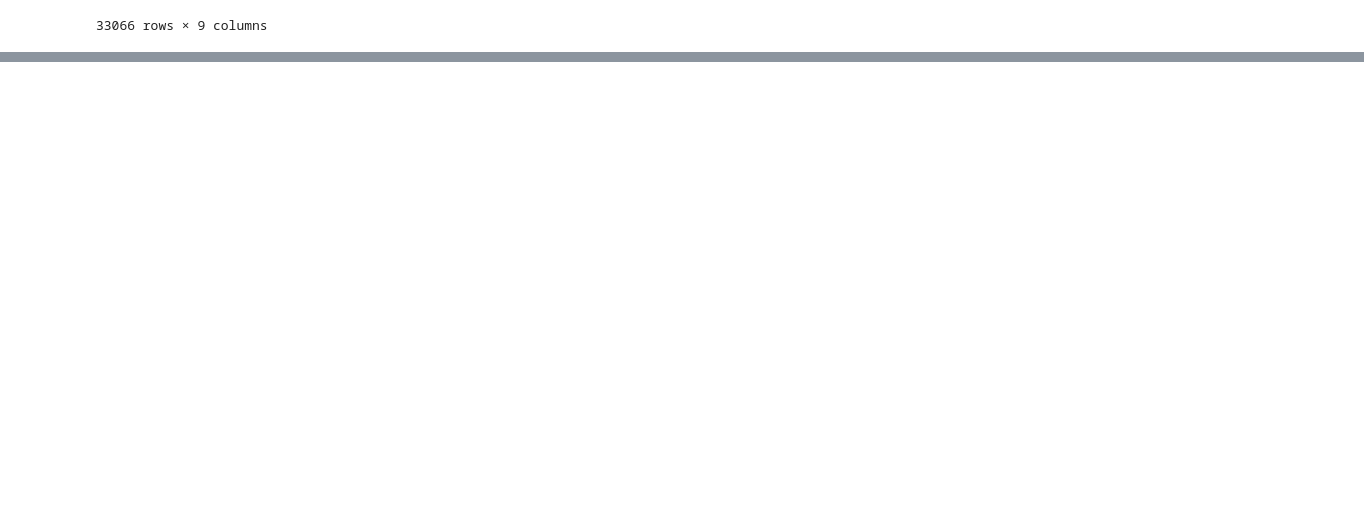
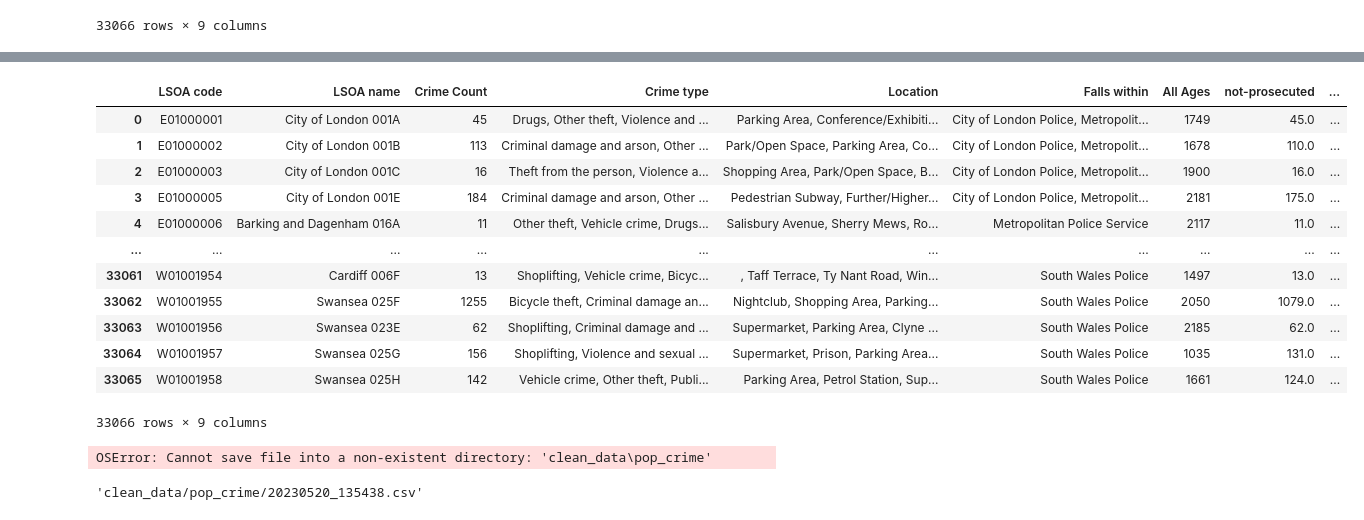
Before and after one commit to saquibmohiuddin/cubed-workshop, a Jupyter notebook: cleaning_eda.ipynb, the cells around one changed output, grey strips where cells are left out. Cells and saved outputs as stored; diff of their text form; code cells hidden in the pictures; blank space fills up the shorter version.

Commit message:
cleaned datafile written with function

```diff
--- a/cleaning_eda.ipynb
+++ b/cleaning_eda.ipynb
@@ -291,0 +299,16 @@ pop_crime_location_df
+# %%
+pop_crime_location_df
+# %% [output]
+|  | LSOA code | LSOA name | Crime Count | Crime type | Location | Falls within | All Ages | not-prosecuted | ... |
+| 0 | E01000001 | City of London 001A | 45 | Drugs, Other theft, Violence and ... | Parking Area, Conference/Exhibiti... | City of London Police, Metropolit... | 1749 | 45.0 | ... |
+| 1 | E01000002 | City of London 001B | 113 | Criminal damage and arson, Other ... | Park/Open Space, Parking Area, Co... | City of London Police, Metropolit... | 1678 | 110.0 | ... |
+| 2 | E01000003 | City of London 001C | 16 | Theft from the person, Violence a... | Shopping Area, Park/Open Space, B... | City of London Police, Metropolit... | 1900 | 16.0 | ... |
+| 3 | E01000005 | City of London 001E | 184 | Criminal damage and arson, Other ... | Pedestrian Subway, Further/Higher... | City of London Police, Metropolit... | 2181 | 175.0 | ... |
+| 4 | E01000006 | Barking and Dagenham 016A | 11 | Other theft, Vehicle crime, Drugs... | Salisbury Avenue, Sherry Mews, Ro... | Metropolitan Police Service | 2117 | 11.0 | ... |
+| ... | ... | ... | ... | ... | ... | ... | ... | ... | ... |
+| 33061 | W01001954 | Cardiff 006F | 13 | Shoplifting, Vehicle crime, Bicyc... | , Taff Terrace, Ty Nant Road, Win... | South Wales Police | 1497 | 13.0 | ... |
+| 33062 | W01001955 | Swansea 025F | 1255 | Bicycle theft, Criminal damage an... | Nightclub, Shopping Area, Parking... | South Wales Police | 2050 | 1079.0 | ... |
+| 33063 | W01001956 | Swansea 023E | 62 | Shoplifting, Criminal damage and ... | Supermarket, Parking Area, Clyne ... | South Wales Police | 2185 | 62.0 | ... |
+| 33064 | W01001957 | Swansea 025G | 156 | Shoplifting, Violence and sexual ... | Supermarket, Prison, Parking Area... | South Wales Police | 1035 | 131.0 | ... |
+| 33065 | W01001958 | Swansea 025H | 142 | Vehicle crime, Other theft, Publi... | Parking Area, Petrol Station, Sup... | South Wales Police | 1661 | 124.0 | ... |
+33066 rows × 9 columns
@@ -291,0 +326,4 @@ pop_crime_location_df
+# %%
+save_file(pop_crime_location_df)
+# %% [output]
+OSError: Cannot save file into a non-existent directory: 'clean_data\pop_crime'
@@ -291,0 +336,4 @@ pop_crime_location_df
+# %%
+output_file
+# %% [output]
+'clean_data/pop_crime/20230520_135438.csv'
```
Also changed, not shown: parts of 15 cells of this notebook.
